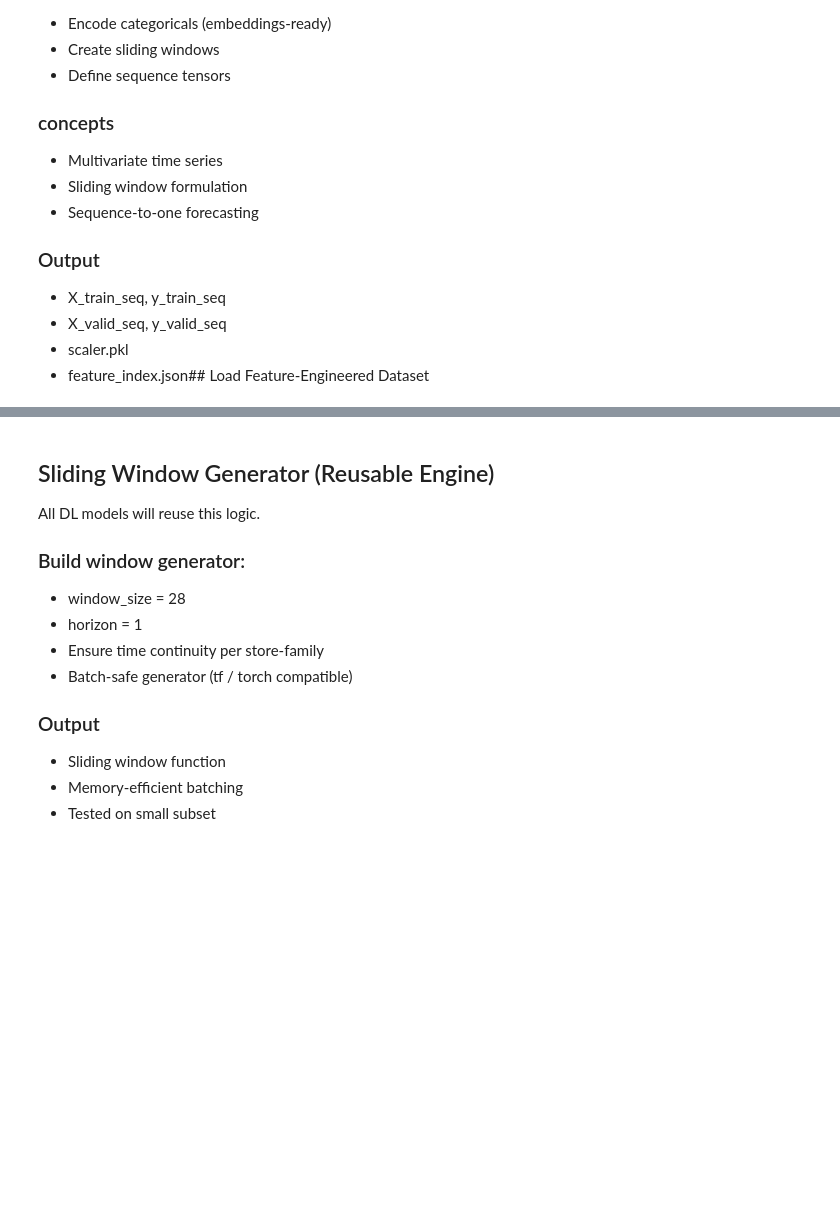
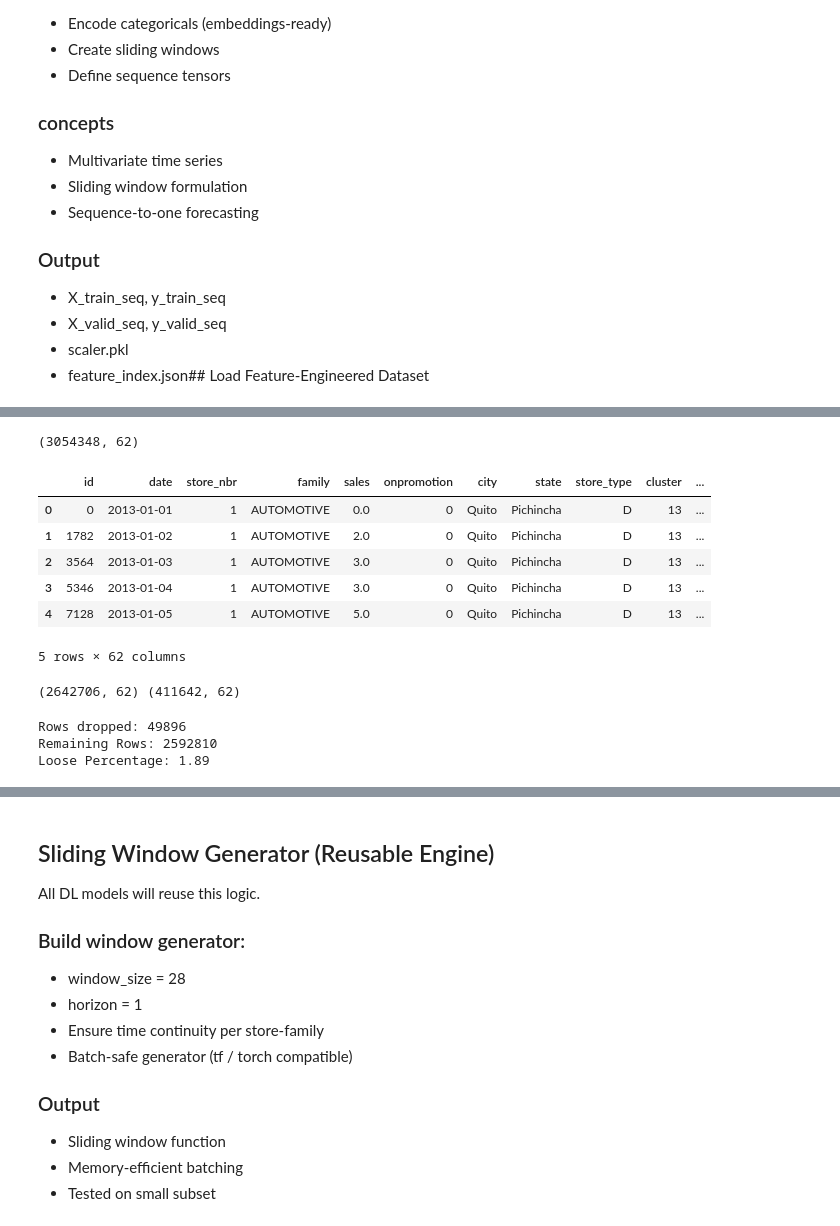
Before and after one commit to sabin74/Enterprise-Intelligent-Demand-Forecasting-Decision-Optimization-Platform, a Jupyter notebook: notebooks/06_dl_models.ipynb, the cells around one changed output, grey strips where cells are left out. Saved outputs shown, nothing was run; the diff lists cells and outputs as text; code cells hidden in the pictures; blank space fills up the shorter version.

```diff
--- a/notebooks/06_dl_models.ipynb
+++ b/notebooks/06_dl_models.ipynb
@@ -60,17 +80,48 @@ print("Current Directory: ", os.getcwd())
 # %%
 # Load Feature Engineered Data
-df = pd.read_parquet('data/features/train_features.parquet')
+df = pd.read_parquet("data/features/train_features.parquet")
 
-df['data'] = pd.to_datetime(df['date'])
-df = df.sort_values(['store_nbr', 'family', 'date']).reset_index(drop=True)
+df["date"] = pd.to_datetime(df["date"])
+df = df.sort_values(["store_nbr", "family", "date"]).reset_index(drop=True)
+
+print(df.shape)
 df.head()
+# %% [output]
+(3054348, 62)
+|  | id | date | store_nbr | family | sales | onpromotion | city | state | store_type | cluster | ... |
+| 0 | 0 | 2013-01-01 | 1 | AUTOMOTIVE | 0.0 | 0 | Quito | Pichincha | D | 13 | ... |
+| 1 | 1782 | 2013-01-02 | 1 | AUTOMOTIVE | 2.0 | 0 | Quito | Pichincha | D | 13 | ... |
+| 2 | 3564 | 2013-01-03 | 1 | AUTOMOTIVE | 3.0 | 0 | Quito | Pichincha | D | 13 | ... |
+| 3 | 5346 | 2013-01-04 | 1 | AUTOMOTIVE | 3.0 | 0 | Quito | Pichincha | D | 13 | ... |
+| 4 | 7128 | 2013-01-05 | 1 | AUTOMOTIVE | 5.0 | 0 | Quito | Pichincha | D | 13 | ... |
+5 rows × 62 columns
 # %%
 # Train Validatoin Split
-split_date = '2017-01-01'
-train_df = df[df['data'] < split_date].copy()
-valid_df = df[df['data'] >= split_date].copy()
+SPLIT_DATE = "2017-01-01"
 
-print(df.shape, train_df.shape, valid_df.shape)
+train_df = df[df["date"] < SPLIT_DATE].copy()
+valid_df = df[df["date"] >= SPLIT_DATE].copy()
+
+print(train_df.shape, valid_df.shape)
+# %% [output]
+(2642706, 62) (411642, 62)
+# %%
+# Drop NaN values in Lag/Roll Features
+# identify Lag/Roll Columns
+lag_cols = [col for col in train_df.columns if "lag" in col or "roll" in col]
+
+# Drop NaN
+initial_rows = len(train_df)
+
+train_df = train_df.dropna(subset=lag_cols)
+
+print(f"Rows dropped: {initial_rows - len(train_df)}")
+print(f"Remaining Rows: {len(train_df)}")
+print(f"Loose Percentage: {100 * (initial_rows - len(train_df)) / initial_rows:.2f}")
+# %% [output]
+Rows dropped: 49896
+Remaining Rows: 2592810
+Loose Percentage: 1.89
 # %%
 # Feature Selection
 TARGET = "sales_log"
```
Also changed, not shown: parts of 27 cells of this notebook.
